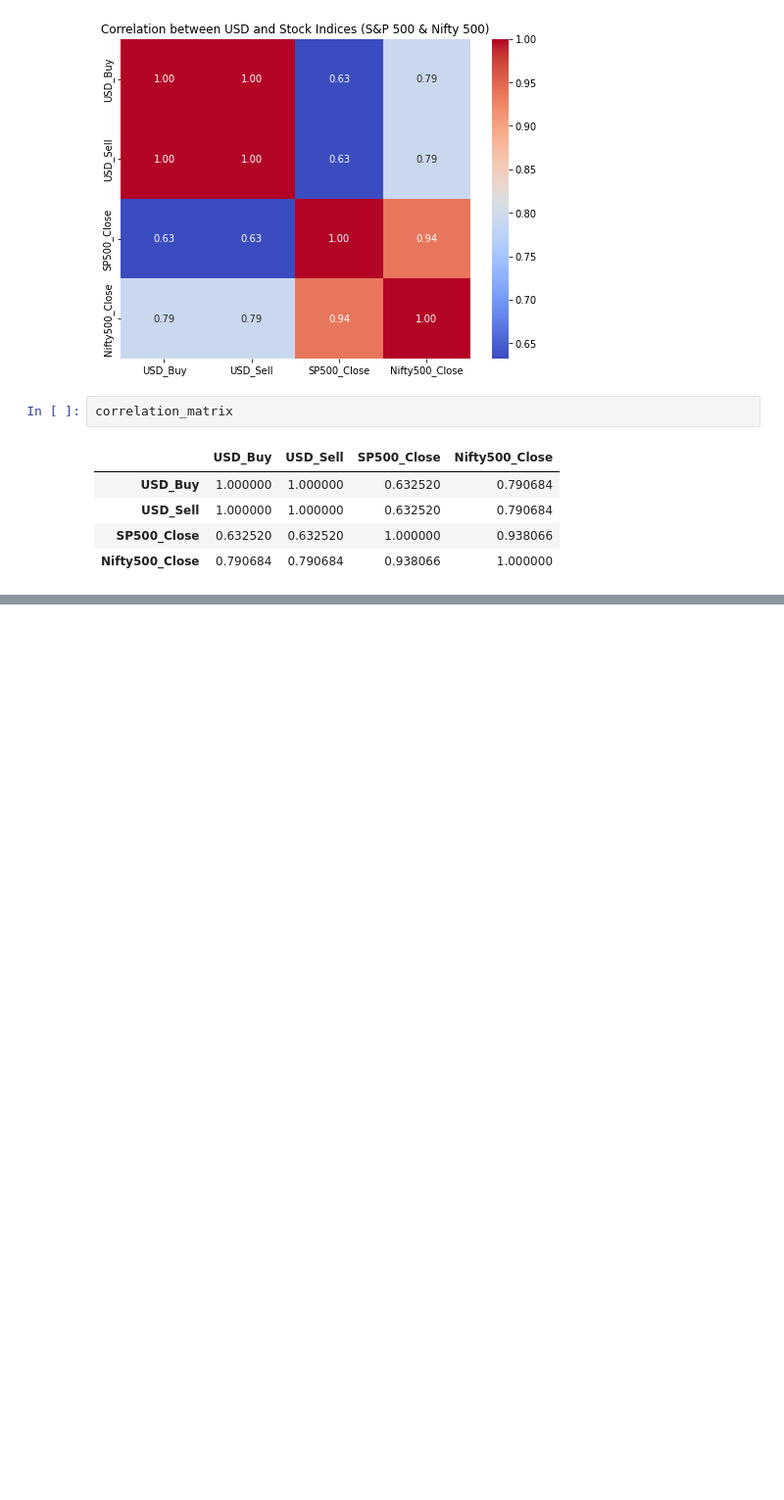
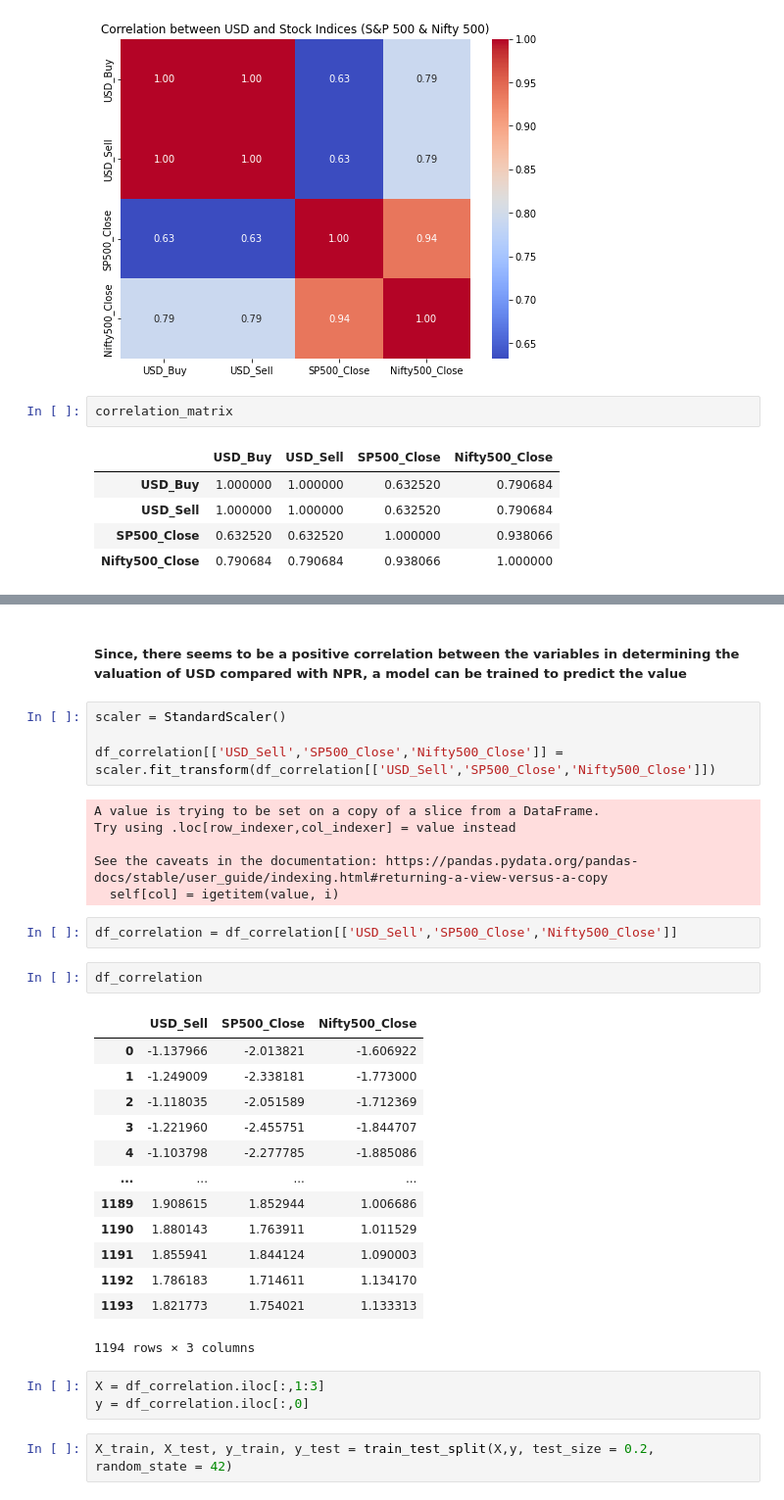
Before and after one commit to sujalthakuri/usdnpr-stockcorrelation, a Jupyter notebook: pyfile.ipynb, the cells around one changed output, grey strips where cells are left out. Shown at 98% size. Saved outputs shown, nothing was run; the diff lists cells and outputs as text; blank space fills up the shorter version.

```diff
--- a/pyfile.ipynb
+++ b/pyfile.ipynb
@@ -88,0 +92,35 @@ correlation_matrix
+# %% [markdown]
+##### Since, there seems to be a positive correlation between the variables in determining the valuation of USD compared with NPR, a model can be trained to predict the value
+# %%
+scaler = StandardScaler()
+
+df_correlation[['USD_Sell','SP500_Close','Nifty500_Close']] = scaler.fit_transform(df_correlation[['USD_Sell','SP500_Close','Nifty500_Close']])
+# %% [output]
+A value is trying to be set on a copy of a slice from a DataFrame.
+Try using .loc[row_indexer,col_indexer] = value instead
+
+See the caveats in the documentation: https://pandas.pydata.org/pandas-docs/stable/user_guide/indexing.html#returning-a-view-versus-a-copy
+  self[col] = igetitem(value, i)
+# %%
+df_correlation = df_correlation[['USD_Sell','SP500_Close','Nifty500_Close']]
+# %%
+df_correlation
+# %% [output]
+|  | USD_Sell | SP500_Close | Nifty500_Close |
+| 0 | -1.137966 | -2.013821 | -1.606922 |
+| 1 | -1.249009 | -2.338181 | -1.773000 |
+| 2 | -1.118035 | -2.051589 | -1.712369 |
+| 3 | -1.221960 | -2.455751 | -1.844707 |
+| 4 | -1.103798 | -2.277785 | -1.885086 |
+| ... | ... | ... | ... |
+| 1189 | 1.908615 | 1.852944 | 1.006686 |
+| 1190 | 1.880143 | 1.763911 | 1.011529 |
+| 1191 | 1.855941 | 1.844124 | 1.090003 |
+| 1192 | 1.786183 | 1.714611 | 1.134170 |
+| 1193 | 1.821773 | 1.754021 | 1.133313 |
+1194 rows × 3 columns
+# %%
+X = df_correlation.iloc[:,1:3]
+y = df_correlation.iloc[:,0]
+# %%
+X_train, X_test, y_train, y_test = train_test_split(X,y, test_size = 0.2, random_state = 42)
```
Also changed, not shown: parts of 6 cells of this notebook.
